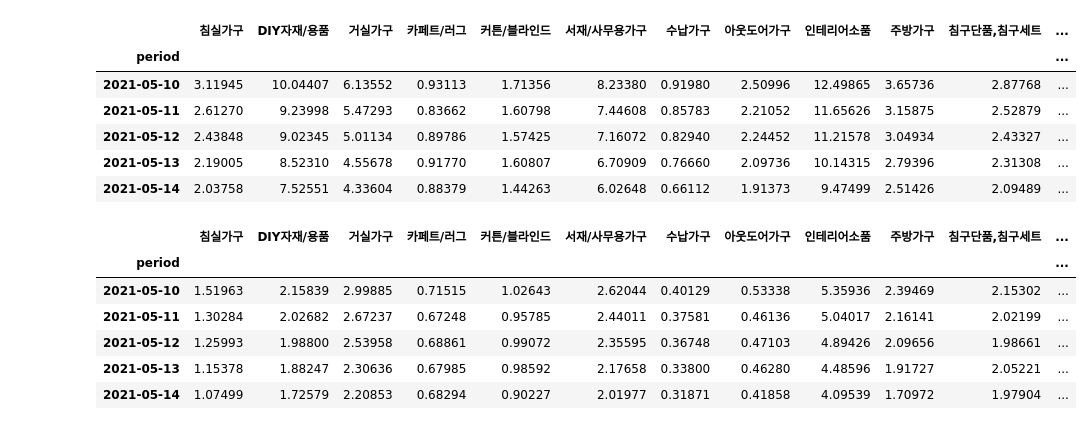
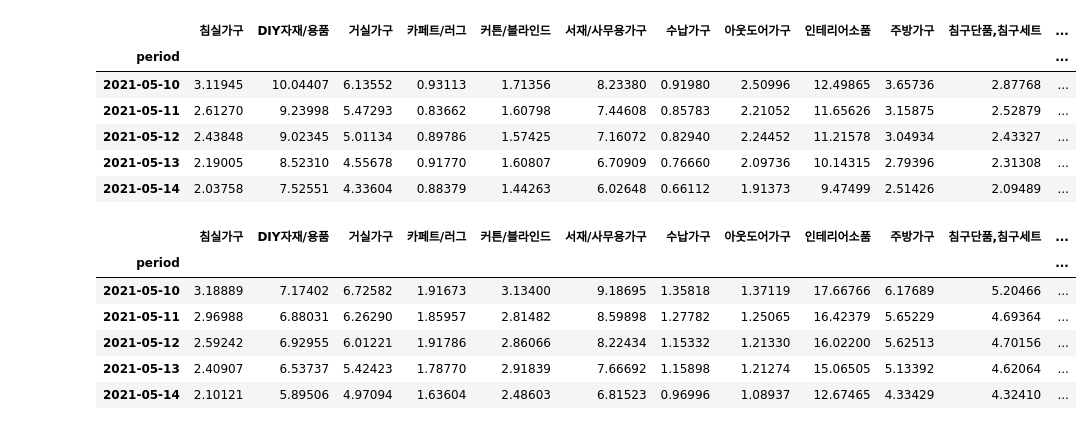
Before and after one commit to OOSTrend/Final_2Kyoungh, a Jupyter notebook: data_code/1st/중분류세부샘플(가구).ipynb, the cells around one changed output. Saved outputs shown, nothing was run; the diff lists cells and outputs as text; code cells hidden in the pictures.

```diff
--- a/data_code/1st/중분류세부샘플(가구).ipynb
+++ b/data_code/1st/중분류세부샘플(가구).ipynb
@@ -51,10 +51,10 @@ response = requests.post(url, headers=headers, json=data)
 results = response.json()["results"]
 
 
-df_a = change_index(pd.DataFrame(results[0]["data"]), "가구/인테리어")
-df_b = change_index(pd.DataFrame(results[1]["data"]), "침실가구")
+df_1 = change_index(pd.DataFrame(results[0]["data"]), "가구/인테리어")
+df_2 = change_index(pd.DataFrame(results[1]["data"]), "침실가구")
 ##
-df_all = pd.merge(df_a, df_b, left_on="period", right_on="period")
+df_all_1 = pd.merge(df_1, df_2, left_on="period", right_on="period")
 ## 반복문 통해서 카테고리에 설정된 값, 불러오고 저장, 합치기
 for category in categories:
     if len(data["category"]) > 2:
@@ -67,11 +67,15 @@ for category in categories:
 
     df = change_index(pd.DataFrame(results[2]["data"]), category["name"])
 
-    df_all = pd.merge(df_all, df, left_on="period", right_on="period")
+    df_all_1 = pd.merge(df_all_1, df, left_on="period", right_on="period")
 
-df_all.drop(["가구/인테리어"], axis=1, inplace=True)
-df_all.to_excel("data_mid_01_all.xlsx", sheet_name="click ratio")
-df_all.head()
+df_all_1.drop(["가구/인테리어"], axis=1, inplace=True)
+df_all_1['유형']='PC+MO'
+df_all_1['성별']='전체'
+df_all_1['연령']='전체'
+df_all_1
+##
+df_all_1.head()
 # %% [output]
 |  | 침실가구 | DIY자재/용품 | 거실가구 | 카페트/러그 | 커튼/블라인드 | 서재/사무용가구 | 수납가구 | 아웃도어가구 | 인테리어소품 | 주방가구 | 침구단품,침구세트 | ... |
 | period |  |  |  |  |  |  |  |  |  |  |  | ... |
@@ -149,19 +297,6 @@ df_all.head()
 | 2021-05-13 | 2.19005 | 8.52310 | 4.55678 | 0.91770 | 1.60807 | 6.70909 | 0.76660 | 2.09736 | 10.14315 | 2.79396 | 2.31308 | ... |
 | 2021-05-14 | 2.03758 | 7.52551 | 4.33604 | 0.88379 | 1.44263 | 6.02648 | 0.66112 | 1.91373 | 9.47499 | 2.51426 | 2.09489 | ... |
 # %%
-categories = [
-      {"name": "DIY자재/용품", "param": [ "50000107"]},
-      {"name": "거실가구", "param": [ "50000101"]},
-      {"name": "카페트/러그", "param": [ "50000112"]},
-      {"name": "커튼/블라인드", "param": [ "50000113"]},
-      {"name": "서재/사무용가구", "param": [ "50000105"]},
-      {"name": "수납가구", "param": [ "50001321"]},
-      {"name": "아웃도어가구", "param": [ "50000106"]},
-      {"name": "인테리어소품", "param": [ "50000108"]},
-      {"name": "주방가구", "param": [ "50000102"]},
-      {"name": "침구단품,침구세트", "param": [ "50000109"]},
-      {"name": "홈데코", "param": [ "50000154"]}
-  ]
 ## API 요청 값 작성, 디지털/가전 = result[0], 패션의류 = result[1]
 data = {
   "startDate": "2021-05-10",
@@ -171,48 +306,46 @@ data = {
       {"name": "가구/인테리어", "param": [ "50000004"]},
       {"name": "침실가구", "param": [ "50001228"]},
   ],
-  "device":"",
+  "device":"pc",
   "gender":"f",
   "ages":[]
 }
 ## 데이터 정제 및 merge 파트
-
-def change_index(df, column_name):
-    df = df.set_index("period")
-    df.columns = [column_name]
-    return df
 
 response = requests.post(url, headers=headers, json=data)
 
 results = response.json()["results"]
 
 
-df_a = change_index(pd.DataFrame(results[0]["data"]), "가구/인테리어")
-df_b = change_index(pd.DataFrame(results[1]["data"]), "침실가구")
+df_11 = change_index(pd.DataFrame(results[0]["data"]), "가구/인테리어")
+df_12 = change_index(pd.DataFrame(results[1]["data"]), "침실가구")
 ##
-df_all = pd.merge(df_a, df_b, left_on="period", right_on="period")
+df_all_6 = pd.merge(df_11, df_12, left_on="period", right_on="period")
 ## 반복문 통해서 카테고리에 설정된 값, 불러오고 저장, 합치기
 for category in categories:
     if len(data["category"]) > 2:
         data["category"].pop(2)
     data["category"].append(category)
 
     result = requests.post(url, headers=headers, json=data)
 
     results = result.json()["results"]
 
     df = change_index(pd.DataFrame(results[2]["data"]), category["name"])
 
-    df_all = pd.merge(df_all, df, left_on="period", right_on="period")
+    df_all_6 = pd.merge(df_all_6, df, left_on="period", right_on="period")
 
-df_all.drop(["가구/인테리어"], axis=1, inplace=True)
-df_all.to_excel("data_mid_01_f.xlsx", sheet_name="click ratio")
-df_all.head()
+df_all_6.drop(["가구/인테리어"], axis=1, inplace=True)
+df_all_6['유형']='PC'
+df_all_6['성별']='여성'
+df_all_6['연령']='전체'
+##
+df_all_6.head()
 # %% [output]
 |  | 침실가구 | DIY자재/용품 | 거실가구 | 카페트/러그 | 커튼/블라인드 | 서재/사무용가구 | 수납가구 | 아웃도어가구 | 인테리어소품 | 주방가구 | 침구단품,침구세트 | ... |
 | period |  |  |  |  |  |  |  |  |  |  |  | ... |
-| 2021-05-10 | 1.51963 | 2.15839 | 2.99885 | 0.71515 | 1.02643 | 2.62044 | 0.40129 | 0.53338 | 5.35936 | 2.39469 | 2.15302 | ... |
-| 2021-05-11 | 1.30284 | 2.02682 | 2.67237 | 0.67248 | 0.95785 | 2.44011 | 0.37581 | 0.46136 | 5.04017 | 2.16141 | 2.02199 | ... |
-| 2021-05-12 | 1.25993 | 1.98800 | 2.53958 | 0.68861 | 0.99072 | 2.35595 | 0.36748 | 0.47103 | 4.89426 | 2.09656 | 1.98661 | ... |
-| 2021-05-13 | 1.15378 | 1.88247 | 2.30636 | 0.67985 | 0.98592 | 2.17658 | 0.33800 | 0.46280 | 4.48596 | 1.91727 | 2.05221 | ... |
-| 2021-05-14 | 1.07499 | 1.72579 | 2.20853 | 0.68294 | 0.90227 | 2.01977 | 0.31871 | 0.41858 | 4.09539 | 1.70972 | 1.97904 | ... |
+| 2021-05-10 | 3.18889 | 7.17402 | 6.72582 | 1.91673 | 3.13400 | 9.18695 | 1.35818 | 1.37119 | 17.66766 | 6.17689 | 5.20466 | ... |
+| 2021-05-11 | 2.96988 | 6.88031 | 6.26290 | 1.85957 | 2.81482 | 8.59898 | 1.27782 | 1.25065 | 16.42379 | 5.65229 | 4.69364 | ... |
+| 2021-05-12 | 2.59242 | 6.92955 | 6.01221 | 1.91786 | 2.86066 | 8.22434 | 1.15332 | 1.21330 | 16.02200 | 5.62513 | 4.70156 | ... |
+| 2021-05-13 | 2.40907 | 6.53737 | 5.42423 | 1.78770 | 2.91839 | 7.66692 | 1.15898 | 1.21274 | 15.06505 | 5.13392 | 4.62064 | ... |
+| 2021-05-14 | 2.10121 | 5.89506 | 4.97094 | 1.63604 | 2.48603 | 6.81523 | 0.96996 | 1.08937 | 12.67465 | 4.33429 | 4.32410 | ... |
```
Also changed, not shown: parts of 13 cells of this notebook, 1 other file.
